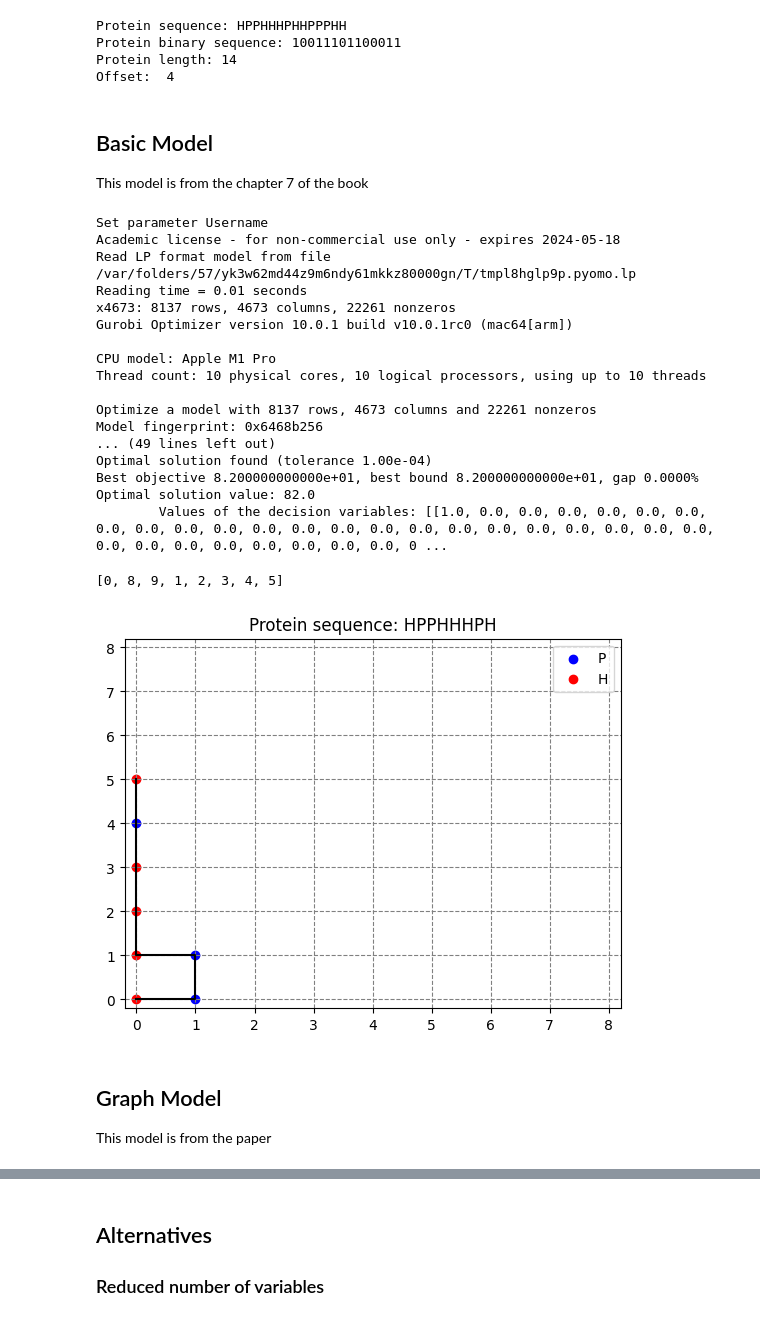
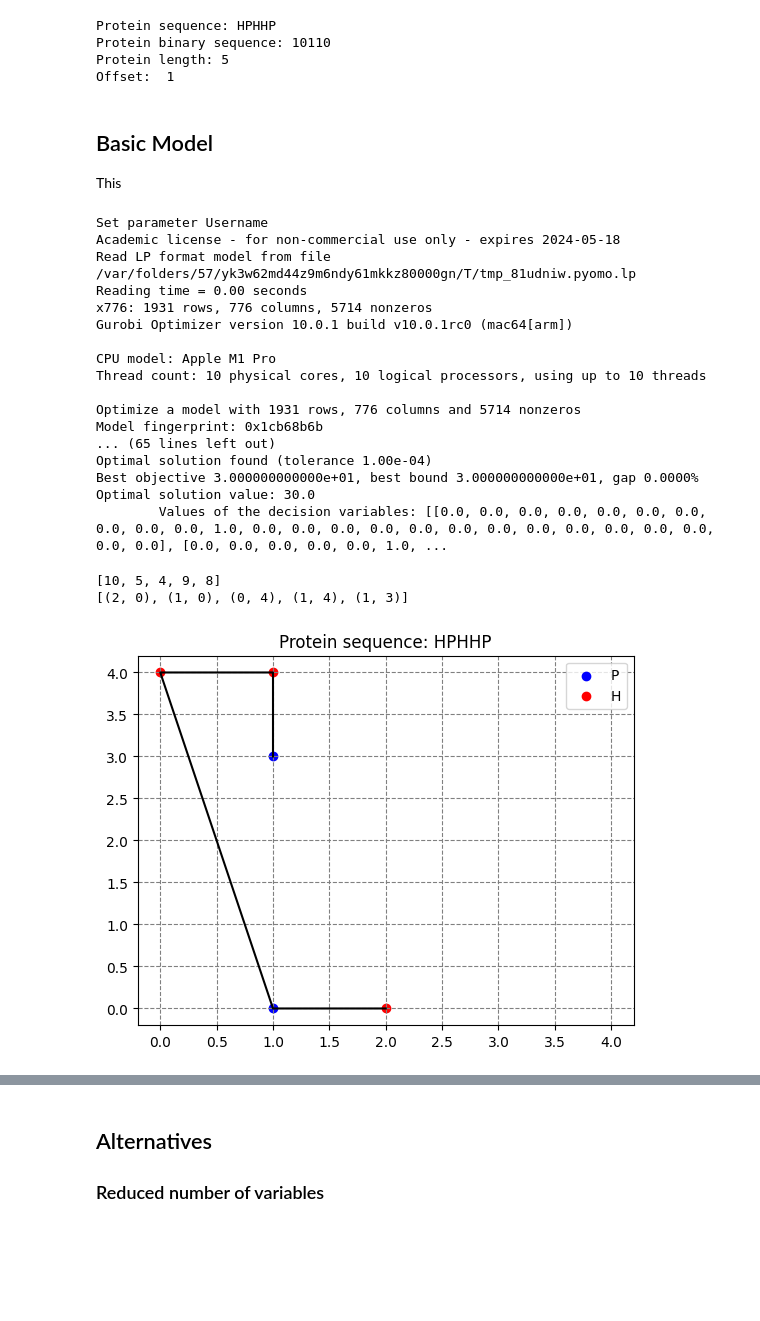
Before and after one commit to AndreiBlindu/ILP_protein_folding, a Jupyter notebook: ilp_protein_folding.ipynb, the cells around one changed output, grey strips where cells are left out. Saved outputs shown, nothing was run; the diff lists cells and outputs as text; code cells hidden in the pictures; blank space fills up the shorter version.

```diff
--- a/ilp_protein_folding.ipynb
+++ b/ilp_protein_folding.ipynb
@@ -26,5 +26,5 @@ from utils import *
 # %%
-protein_sequence = "HPPHHHPHHPPPHH" #"HPPHHHPHPHPPHHPHHH"
+protein_sequence = "HPHHP" #"HPPHHHPHPHPPHHPHHH"
 protein_binary_sequence = get_binary_string(protein_sequence)
 
 print("Protein sequence:", protein_sequence)
@@ -34,13 +34,13 @@ print("Protein length:", n)
 
 print("Offset: ", calculate_offset(protein_binary_sequence))
 # %% [output]
-Protein sequence: HPPHHHPHHPPPHH
-Protein binary sequence: 10011101100011
-Protein length: 14
-Offset:  4
+Protein sequence: HPHHP
+Protein binary sequence: 10110
+Protein length: 5
+Offset:  1
 # %% [markdown]
 ## Basic Model
-This model is from the chapter 7 of the book
+This
 # %%
 def ILP_basic_formulation(binary_seq):
     model = ConcreteModel()
@@ -86,6 +86,7 @@ def ILP_basic_formulation(binary_seq):
     for i in model.I1:
         for p in model.P:
             model.constraints.add(expr = ( model.x[i, p] <= sum( model.x[i+1, q] for q in neighboring_set(p, n) ) ) )
+            model.constraints.add(expr = ( model.x[i+1, p] <= sum( model.x[i, q] for q in neighboring_set(p, n) ) ) )
 
     # Constraints to detect contacts, i.e. edges (p,q) on the grid where neighboring points p and q
     # have been assigned non-adiancent characters in the sequence with value 1
@@ -95,6 +96,7 @@ def ILP_basic_formulation(binary_seq):
         for q in model.P:
             if p != q:
                 model.constraints.add(expr = ( model.h[p] + model.h[q] >= 2*model.c[p, q] ) )
+                model.constraints.add(expr = ( model.h[p] + model.h[q] <= 1 + model.c[p, q] ) ) # added
 
 
     ###################
@@ -127,35 +129,34 @@ x = ILP_basic_formulation(protein_binary_sequence)
 # %% [output]
 Set parameter Username
 Academic license - for non-commercial use only - expires 2024-05-18
-Read LP format model from file /var/folders/57/yk3w62md44z9m6ndy61mkkz80000gn/T/tmpl8hglp9p.pyomo.lp
-Reading time = 0.01 seconds
-x4673: 8137 rows, 4673 columns, 22261 nonzeros
+Read LP format model from file /var/folders/57/yk3w62md44z9m6ndy61mkkz80000gn/T/tmp_81udniw.pyomo.lp
+Reading time = 0.00 seconds
+x776: 1931 rows, 776 columns, 5714 nonzeros
 Gurobi Optimizer version 10.0.1 build v10.0.1rc0 (mac64[arm])
 
 CPU model: Apple M1 Pro
 Thread count: 10 physical cores, 10 logical processors, using up to 10 threads
 
-Optimize a model with 8137 rows, 4673 columns and 22261 nonzeros
-Model fingerprint: 0x6468b256
-... (49 lines left out)
+Optimize a model with 1931 rows, 776 columns and 5714 nonzeros
+Model fingerprint: 0x1cb68b6b
+... (65 lines left out)
 Optimal solution found (tolerance 1.00e-04)
-Best objective 8.200000000000e+01, best bound 8.200000000000e+01, gap 0.0000%
-Optimal solution value: 82.0
-        Values of the decision variables: [[1.0, 0.0, 0.0, 0.0, 0.0, 0.0, 0.0, 0.0, 0.0, 0.0, 0.0, 0.0, 0.0, 0.0, 0.0, 0.0, 0.0, 0.0, 0.0, 0.0, 0.0, 0.0, 0.0, 0.0, 0.0, 0.0, 0.0, 0.0, 0.0, 0.0, 0.0, 0 ...
+Best objective 3.000000000000e+01, best bound 3.000000000000e+01, gap 0.0000%
+Optimal solution value: 30.0
+        Values of the decision variables: [[0.0, 0.0, 0.0, 0.0, 0.0, 0.0, 0.0, 0.0, 0.0, 0.0, 1.0, 0.0, 0.0, 0.0, 0.0, 0.0, 0.0, 0.0, 0.0, 0.0, 0.0, 0.0, 0.0, 0.0, 0.0], [0.0, 0.0, 0.0, 0.0, 0.0, 1.0, ...
 # %%
 positions = []
 pos = []
 for i in range(len(x)):
     for p in range(len(x[i])):
         if x[i][p] == 1:
             positions.append((p // n, p % n))
             pos.append(p)
 print(pos)
+print(positions)
 
-plot_folding(protein_binary_sequence, protein_sequence, positions, n)
+plot_folding(protein_binary_sequence, protein_sequence, positions, n-1)
 # %% [output]
-[0, 8, 9, 1, 2, 3, 4, 5]
+[10, 5, 4, 9, 8]
+[(2, 0), (1, 0), (0, 4), (1, 4), (1, 3)]
-[figure, old version]
+[figure, new version]
-# %% [markdown]
-## Graph Model
-This model is from the paper
```
Also changed, not shown: parts of 8 cells of this notebook.
